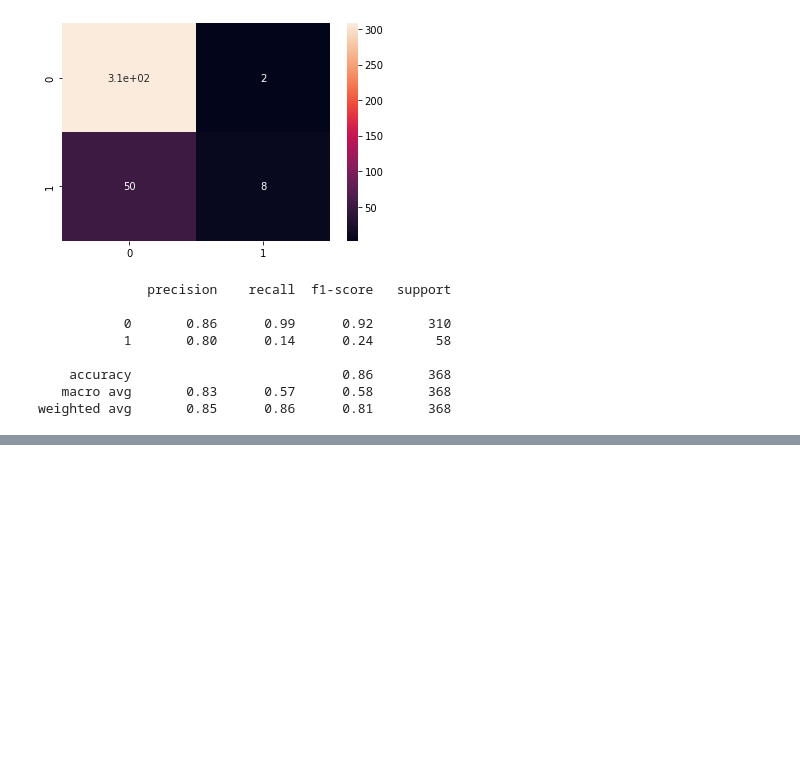
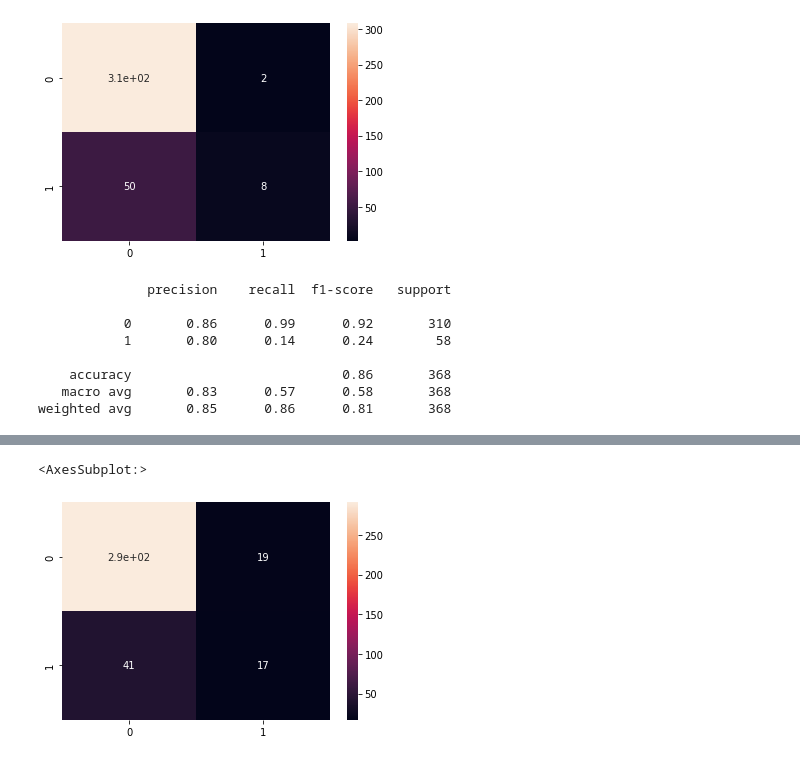
Before and after one commit to eeeds/Projects, a Jupyter notebook: 16- Classification models (RRHH Project)/Project16_classification.ipynb, the cells around one changed output, grey strips where cells are left out. Cells and saved outputs as stored; diff of their text form; code cells hidden in the pictures; blank space fills up the shorter version.

```diff
--- a/16- Classification models (RRHH Project)/Project16_classification.ipynb
+++ b/16- Classification models (RRHH Project)/Project16_classification.ipynb
@@ -448,0 +503,2 @@ weighted avg       0.85      0.86      0.81       368
+# %%
+y_pred = model.predict(X_test)
@@ -448,0 +549,7 @@ weighted avg       0.85      0.86      0.81       368
+# %%
+#Results
+cm = confusion_matrix(y_test, y_pred)
+sns.heatmap(cm, annot = True)
+# %% [output]
+<AxesSubplot:>
+[figure, added]
```
Also changed, not shown: parts of 9 cells of this notebook.
